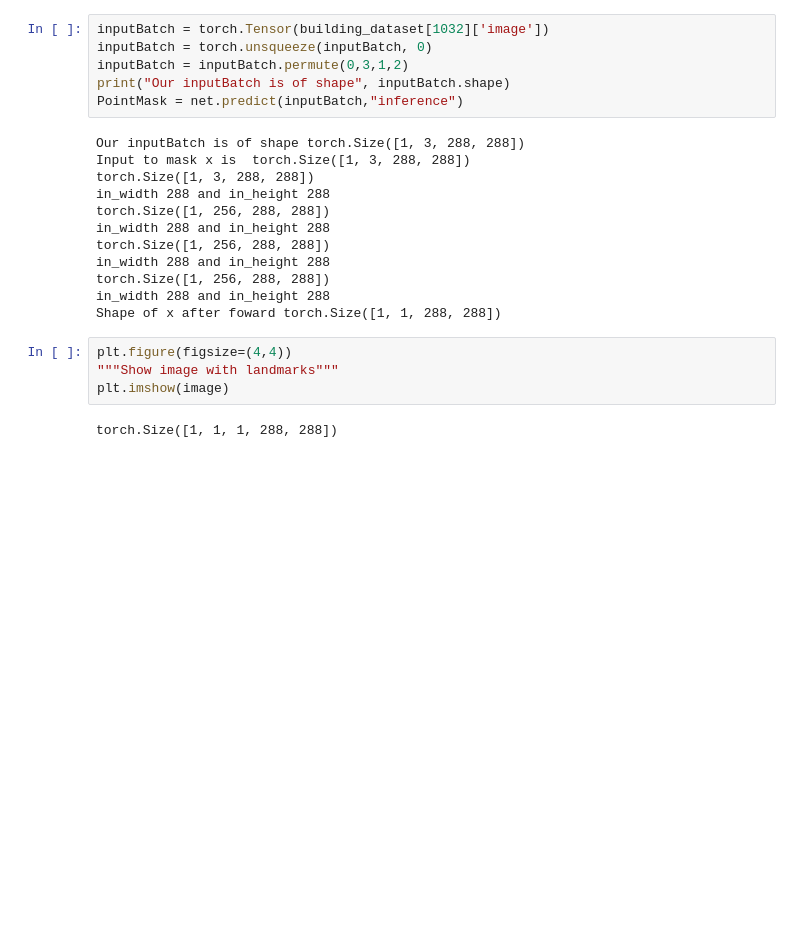
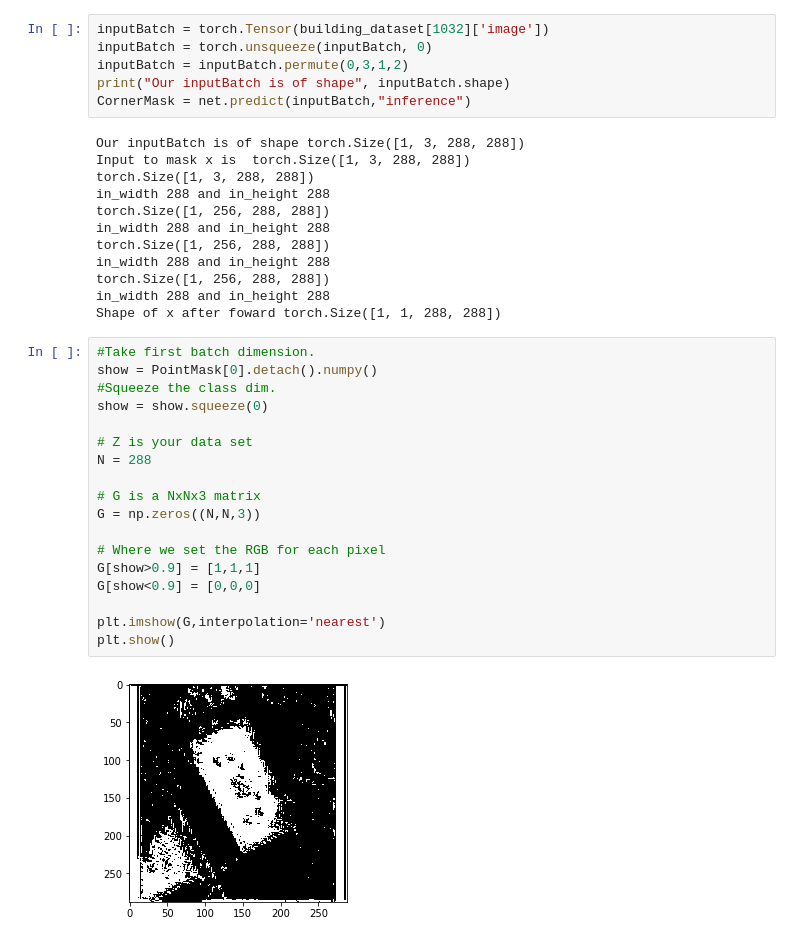
Before and after one commit to finnthedawg/DeepRoofs, a Jupyter notebook: GeoNet.ipynb, the cells around one changed output. Saved outputs shown, nothing was run; the diff lists cells and outputs as text; blank space fills up the shorter version.

Commit message:
Produced output of mask branch.

```diff
--- a/GeoNet.ipynb
+++ b/GeoNet.ipynb
@@ -236,7 +254,7 @@ inputBatch = torch.Tensor(building_dataset[1032]['image'])
 inputBatch = torch.unsqueeze(inputBatch, 0)
 inputBatch = inputBatch.permute(0,3,1,2)
 print("Our inputBatch is of shape", inputBatch.shape)
-PointMask = net.predict(inputBatch,"inference")
+CornerMask = net.predict(inputBatch,"inference")
 # %% [output]
 Our inputBatch is of shape torch.Size([1, 3, 288, 288])
 Input to mask x is  torch.Size([1, 3, 288, 288])
@@ -249,9 +267,23 @@ in_width 288 and in_height 288
 torch.Size([1, 256, 288, 288])
 in_width 288 and in_height 288
 Shape of x after foward torch.Size([1, 1, 288, 288])
-# %%
-plt.figure(figsize=(4,4))
-"""Show image with landmarks"""
-plt.imshow(image)
-# %% [output]
-torch.Size([1, 1, 1, 288, 288])
+# %%
+#Take first batch dimension.
+show = PointMask[0].detach().numpy()
+#Squeeze the class dim.
+show = show.squeeze(0)
+
+# Z is your data set
+N = 288
+
+# G is a NxNx3 matrix
+G = np.zeros((N,N,3))
+
+# Where we set the RGB for each pixel
+G[show>0.9] = [1,1,1]
+G[show<0.9] = [0,0,0]
+
+plt.imshow(G,interpolation='nearest')
+plt.show()
+# %% [output]
+[figure, added]
```
Also changed, not shown: parts of 2 cells of this notebook.
